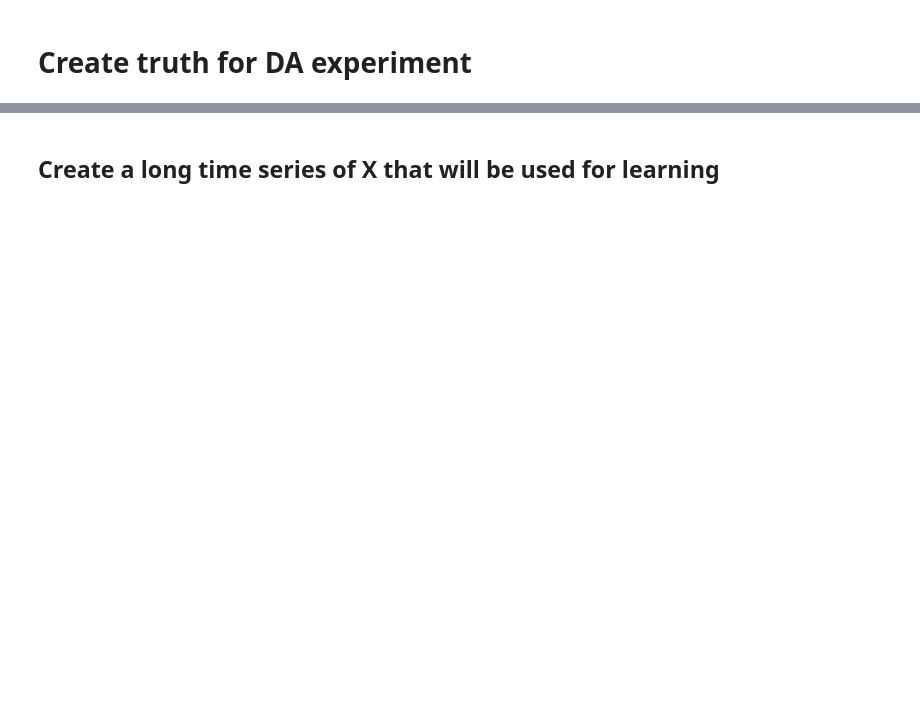
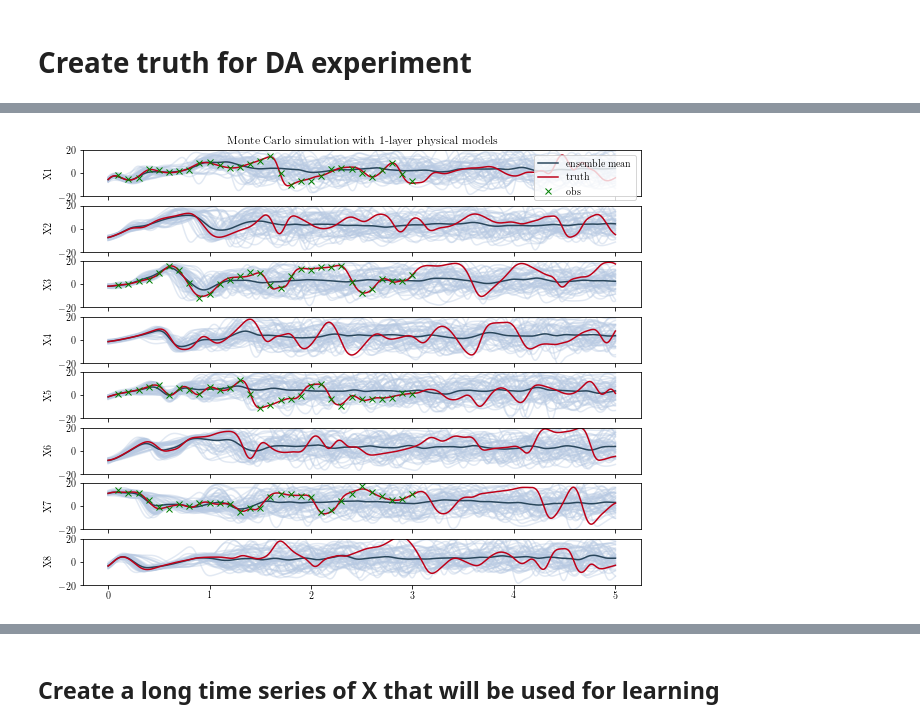
Before and after one commit to havahol/lorenz96, a Jupyter notebook: Lorenz96Model.ipynb, the cells around one changed output, grey strips where cells are left out. Drawn from its saved outputs; the diff is of its cells as text; code cells hidden in the pictures; blank space fills up the shorter version.

```diff
--- a/Lorenz96Model.ipynb
+++ b/Lorenz96Model.ipynb
@@ -208,2 +239,8 @@ print(L96.it)
 # %% [markdown]
 # Create truth for DA experiment
+# %%
+%%time
+end_T = 5
+L96_truth = Lorenz96.Lorenz96(init_X=init_X, init_Y=init_Y, init_Z=init_Z, num_layers=3, end_T=end_T)
+
+L96_truth.step(end_T)
@@ -209,0 +300,14 @@ print(L96.it)
+# %%
+%%time
+
+monte_carlo_input = {
+    'init_X': init_X,
+    'num_layers': 1
+    #'init_Y': init_Y,
+               }
+
+monte_carlo_ensemble = Ensemble(50, physical_model_params=monte_carlo_input)
+monte_carlo_ensemble.perturb_all_states(scale=1)
+
+monte_carlo_ensemble.step(end_T)
+monte_carlo_ensemble.update_mean()
@@ -209,0 +317,36 @@ print(L96.it)
+# %%
+fig, axs = plt.subplots(8, figsize=(10,8), sharex=True)
+t_axis = np.arange(L96_truth.num_timesteps+1)*L96_truth.dt
+for i in range(8):
+
+    # Plot ensemble:
+    for member in monte_carlo_ensemble.ensemble:
+        axs[i].plot(t_axis, member.X[:,i], color=colors[1], alpha=0.4)
+
+    # Plot mean:
+    axs[i].plot(t_axis, monte_carlo_ensemble.mean[:,i], color=colors[2], label='ensemble mean')
+
+    axs[i].plot(t_axis, L96_truth.X[:,i], color=colors[0], label='truth')
+
+    axs[i].set_ylabel('X'+str(i+1))
+    axs[i].set_ylim([-20,20])
+
+member.X[:,i].shape
+axs[0].legend(loc=1)
+axs[0].set_title('Monte Carlo simulation with 1-layer physical models')
+#plt.tight_layout()
+if store_in_dropbox:
+    fig.savefig(dropbox_folder+"lorenz_monte_carlo.pdf")
+    fig.savefig(dropbox_folder+"lorenz_monte_carlo.png", dpi=200)
+
+
+for i in range(8):
+    if i%2 == 0:
+        obs_index=i//2
+        axs[i].plot(observation_times, observations[:,obs_index], 'x',color='green', label='obs')
+axs[0].legend(loc=1)
+if store_in_dropbox:
+    fig.savefig(dropbox_folder+"lorenz_monte_carlo_with_obs.pdf")
+    fig.savefig(dropbox_folder+"lorenz_monte_carlo_with_obs.png", dpi=200)
+# %% [output]
+[figure, added]
```
Also changed, not shown: parts of 20 cells of this notebook, 5 other files.
